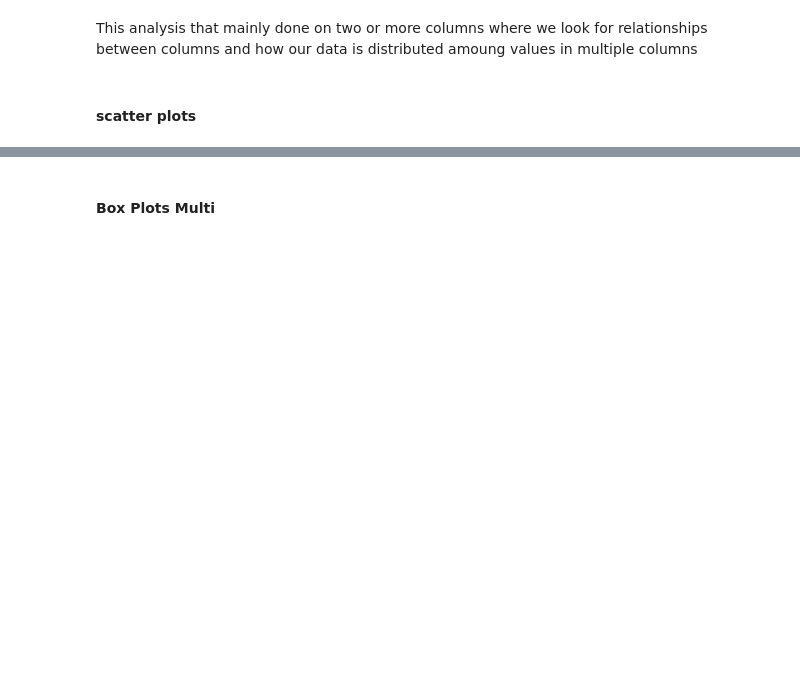
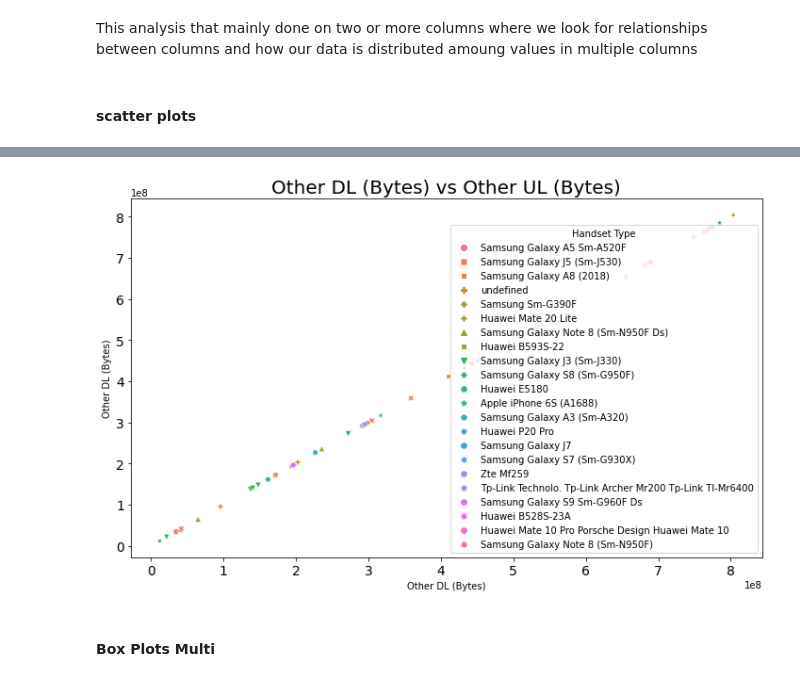
Before and after one commit to ekubay/Telecom-Data-Analysis, a Jupyter notebook: notebooks/Data_Exploration.ipynb, the cells around one changed output, grey strips where cells are left out. Saved outputs shown, nothing was run; the diff lists cells and outputs as text; code cells hidden in the pictures; blank space fills up the shorter version.

```diff
--- a/notebooks/Data_Exploration.ipynb
+++ b/notebooks/Data_Exploration.ipynb
@@ -681,3 +684,8 @@ plot_scatter(df_clean.head(50), x_col="Social Media UL (Bytes)", y_col="Youtube
+# %%
+plot_scatter(df_clean.head(50), x_col="Other DL (Bytes)", y_col="Other DL (Bytes)", hue="Handset Type",
+             style="Handset Type", title="Other DL (Bytes) vs Other UL (Bytes)")
+# %% [output]
+[figure, added]
 # %% [markdown]
 #### Box Plots Multi
 # %%
```
Also changed, not shown: parts of 8 cells of this notebook.
